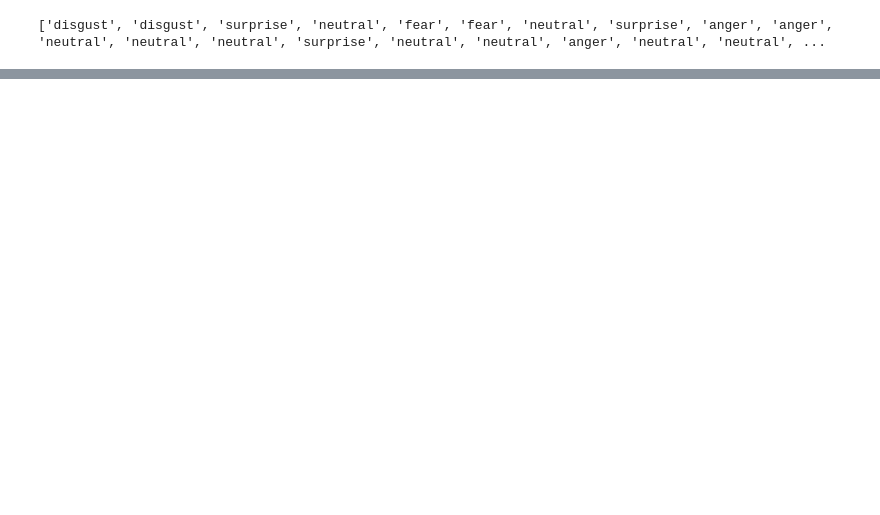
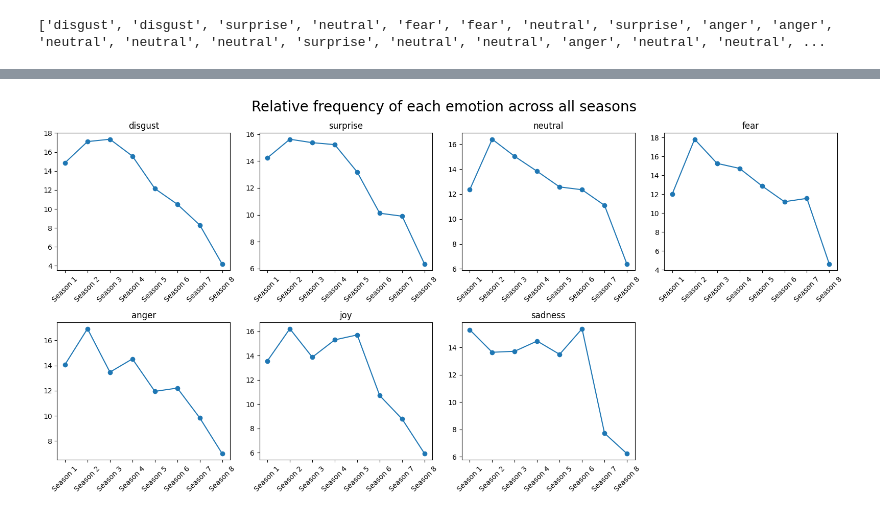
Before and after one commit to LauraBang22/cds-language, a Jupyter notebook: Assignments/Assignment4/src/Assignment4.ipynb, the cells around one changed output, grey strips where cells are left out. Saved outputs shown, nothing was run; the diff lists cells and outputs as text; code cells hidden in the pictures; blank space fills up the shorter version.

```diff
--- a/Assignments/Assignment4/src/Assignment4.ipynb
+++ b/Assignments/Assignment4/src/Assignment4.ipynb
@@ -35 +16,3 @@ data
+# %%
+data.dropna(inplace=True)
 # %%
@@ -94,0 +114,19 @@ test
+# %%
+fig, axs = plt.subplots(2, 4, figsize=(16, 8))
+axs = axs.flatten()
+axs[7].axis('off')
+
+for idx, label in enumerate(unique_labels):
+    label_data = data[data['labels'] == label]
+    season_counts = label_data['Season'].value_counts(normalize=True) * 100
+    season_counts = season_counts.sort_index()  # Sort by index to ensure proper line plot
+    axs[idx].plot(season_counts.index, season_counts.values, marker='o')
+    axs[idx].tick_params(axis='x', which='major', rotation=45)  # Ensure major tick rotation
+    axs[idx].set_title(label)
+
+
+fig.suptitle("Relative frequency of each emotion across all seasons", fontsize = 20)
+plt.tight_layout()
+plt.show()
+# %% [output]
+[figure, added]
```
Also changed, not shown: parts of 14 cells of this notebook, 7 other files.
